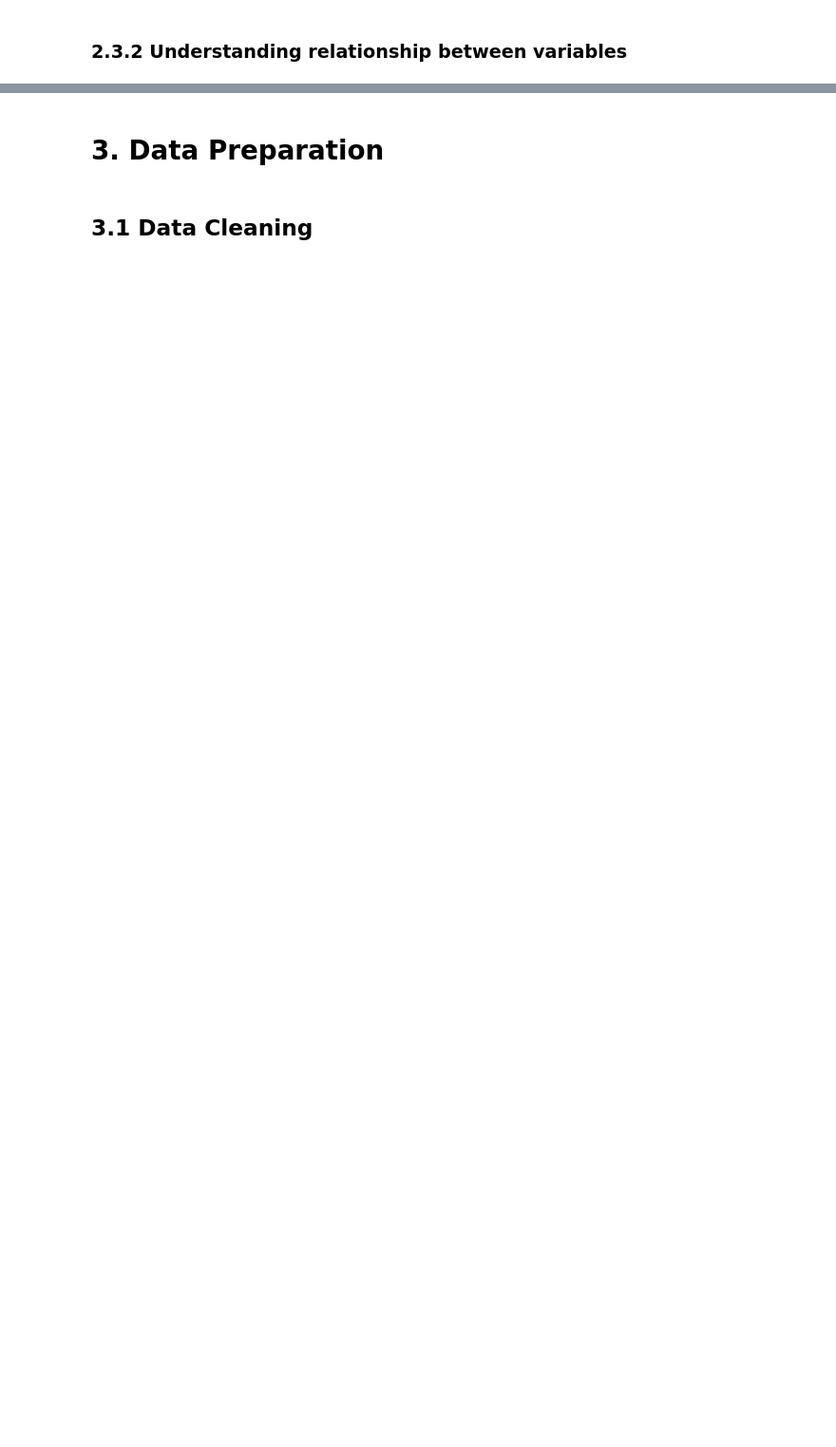
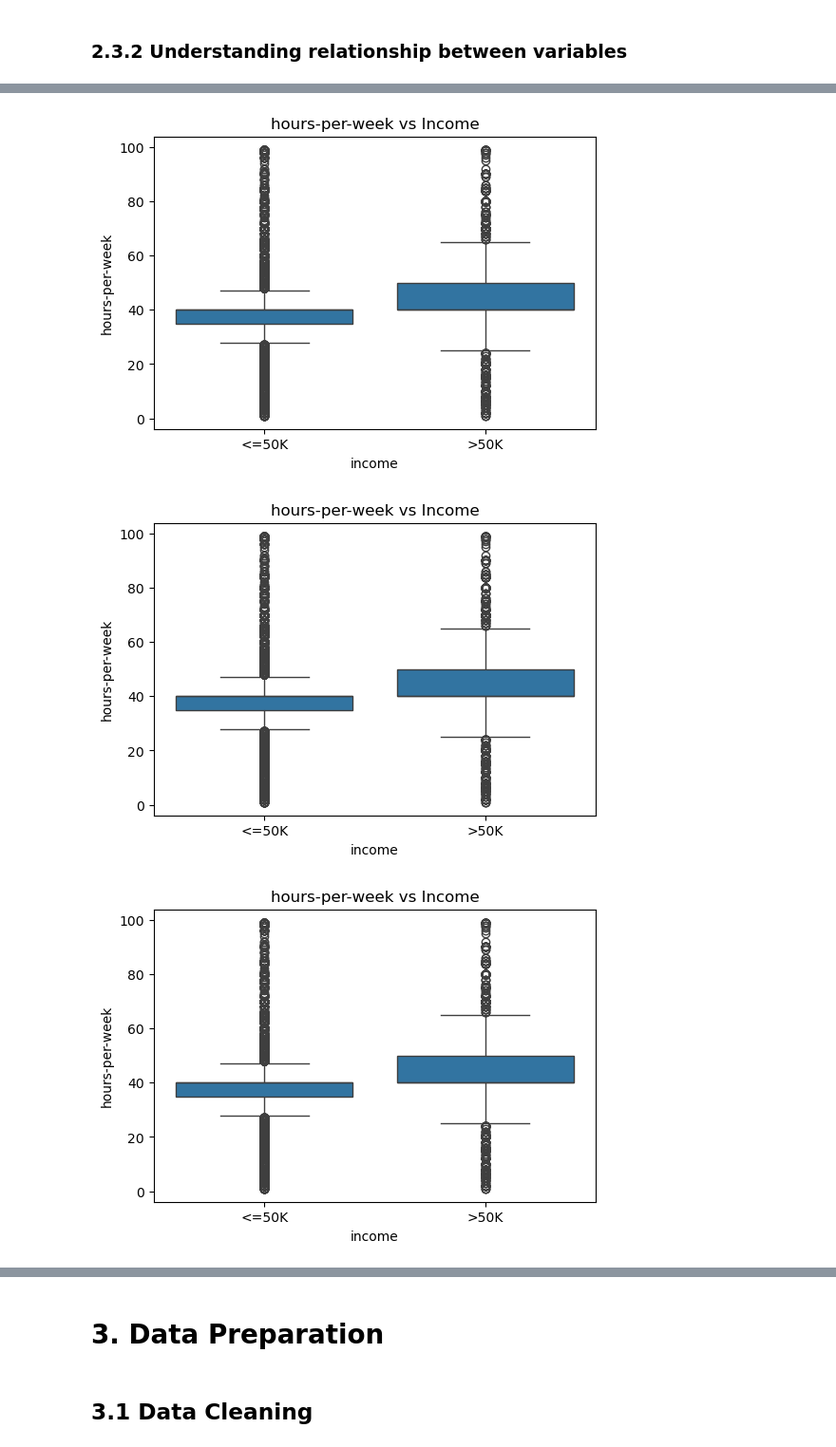
Before and after one commit to keepingitriel/mldp-project, a Jupyter notebook: MLDP Program Codes Submission Template.ipynb, the cells around one changed output, grey strips where cells are left out. Shown at 95% size. Drawn from its saved outputs; the diff is of its cells as text; code cells hidden in the pictures; blank space fills up the shorter version.

```diff
--- a/MLDP Program Codes Submission Template.ipynb
+++ b/MLDP Program Codes Submission Template.ipynb
@@ -120,0 +208,12 @@ plt.show()
+# %%
+numerical_features = ['age', 'educational-num', 'hours-per-week', 'capital-gain', 'capital-loss']
+
+for feature in numerical_features:
+    plt.figure(figsize=(6,4))
+    sns.boxplot(x='income', y=col, data=df)
+    plt.title(f"{col} vs Income")
+    plt.show()
+# %% [output]
+[figure, added]
+[figure, added]
+[figure, added]
```
Also changed, not shown: parts of 14 cells of this notebook.
